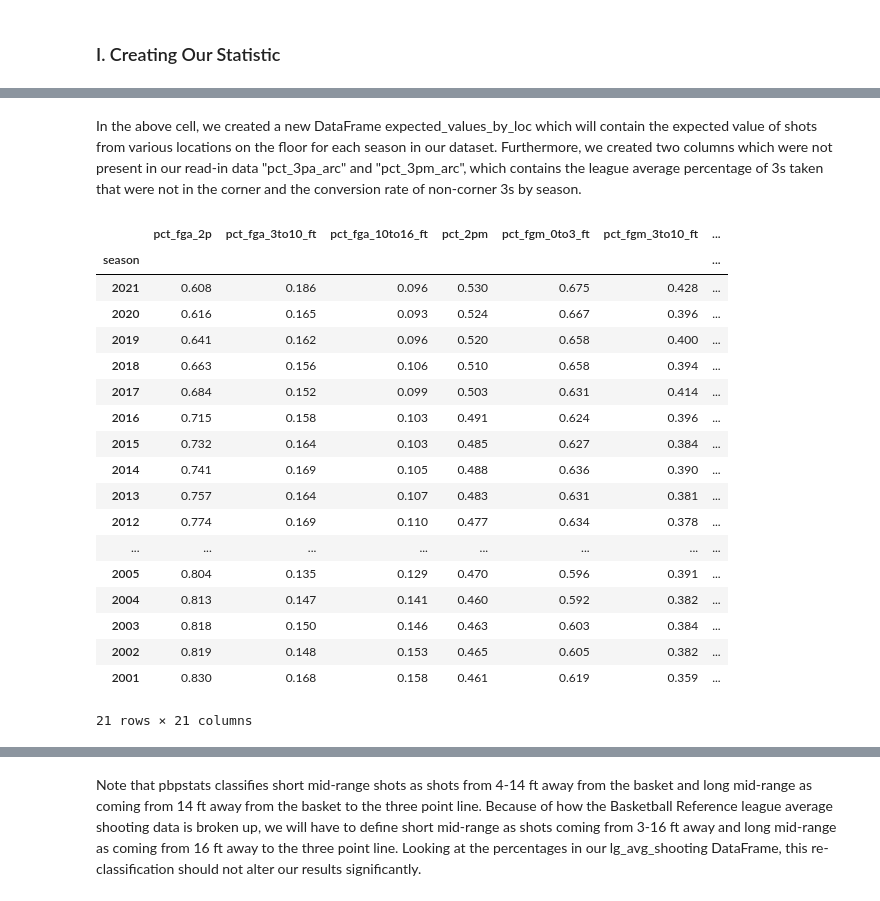
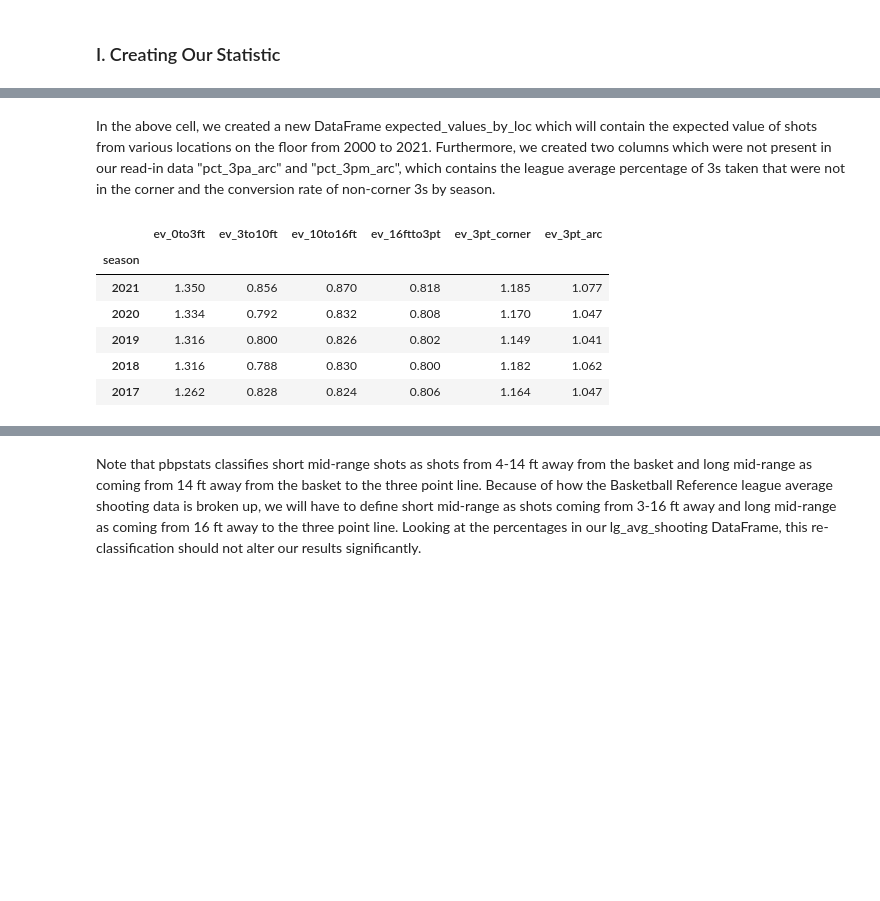
Before and after one commit to MAhram1/INFO-2950-Project, a Jupyter notebook: proj5.ipynb, the cells around one changed output, grey strips where cells are left out. Saved outputs shown, nothing was run; the diff lists cells and outputs as text; code cells hidden in the pictures; blank space fills up the shorter version.

```diff
--- a/proj5.ipynb
+++ b/proj5.ipynb
@@ -196,31 +185,24 @@ expected_values_by_loc
 # %% [markdown]
-In the above cell, we created a new DataFrame expected_values_by_loc which will contain the expected value of shots from various locations on the floor for each season in our dataset. Furthermore, we created two columns which were not present in our read-in data "pct_3pa_arc" and "pct_3pm_arc", which contains the league average percentage of 3s taken that were not in the corner and the conversion rate of non-corner 3s by season.
+In the above cell, we created a new DataFrame expected_values_by_loc which will contain the expected value of shots from various locations on the floor from 2000 to 2021. Furthermore, we created two columns which were not present in our read-in data "pct_3pa_arc" and "pct_3pm_arc", which contains the league average percentage of 3s taken that were not in the corner and the conversion rate of non-corner 3s by season.
 # %%
 # Now, finding the expected values...
 expected_values_by_loc['ev_0to3ft'] = 2*(expected_values_by_loc['pct_fgm_0to3_ft'])
 expected_values_by_loc['ev_3to10ft'] = 2*(expected_values_by_loc['pct_fgm_3to10_ft'])
 expected_values_by_loc['ev_10to16ft'] = 2*(expected_values_by_loc['pct_fgm_10to16_ft'])
 expected_values_by_loc['ev_16ftto3pt'] = 2*(expected_values_by_loc['pct_fgm_16ftto3pt'])
 expected_values_by_loc['ev_3pt_corner'] = 3*(expected_values_by_loc['pct_3pm_corner'])
 expected_values_by_loc['ev_3pt_arc'] = 3*(expected_values_by_loc['pct_3pm_arc'])
 expected_values_by_loc
+
+# Removing all unnecessary columns from expected_values_by_loc...
+expected_values_by_loc = expected_values_by_loc.loc[:,['ev_0to3ft', 'ev_3to10ft', 'ev_10to16ft',
+                                                       'ev_16ftto3pt', 'ev_3pt_corner', 'ev_3pt_arc']]
+expected_values_by_loc.head(5)
 # %% [output]
-|  | pct_fga_2p | pct_fga_3to10_ft | pct_fga_10to16_ft | pct_2pm | pct_fgm_0to3_ft | pct_fgm_3to10_ft | ... |
-| season |  |  |  |  |  |  | ... |
-| 2021 | 0.608 | 0.186 | 0.096 | 0.530 | 0.675 | 0.428 | ... |
-| 2020 | 0.616 | 0.165 | 0.093 | 0.524 | 0.667 | 0.396 | ... |
-| 2019 | 0.641 | 0.162 | 0.096 | 0.520 | 0.658 | 0.400 | ... |
-| 2018 | 0.663 | 0.156 | 0.106 | 0.510 | 0.658 | 0.394 | ... |
-| 2017 | 0.684 | 0.152 | 0.099 | 0.503 | 0.631 | 0.414 | ... |
-| 2016 | 0.715 | 0.158 | 0.103 | 0.491 | 0.624 | 0.396 | ... |
-| 2015 | 0.732 | 0.164 | 0.103 | 0.485 | 0.627 | 0.384 | ... |
-| 2014 | 0.741 | 0.169 | 0.105 | 0.488 | 0.636 | 0.390 | ... |
-| 2013 | 0.757 | 0.164 | 0.107 | 0.483 | 0.631 | 0.381 | ... |
-| 2012 | 0.774 | 0.169 | 0.110 | 0.477 | 0.634 | 0.378 | ... |
-| ... | ... | ... | ... | ... | ... | ... | ... |
-| 2005 | 0.804 | 0.135 | 0.129 | 0.470 | 0.596 | 0.391 | ... |
-| 2004 | 0.813 | 0.147 | 0.141 | 0.460 | 0.592 | 0.382 | ... |
-| 2003 | 0.818 | 0.150 | 0.146 | 0.463 | 0.603 | 0.384 | ... |
-| 2002 | 0.819 | 0.148 | 0.153 | 0.465 | 0.605 | 0.382 | ... |
-| 2001 | 0.830 | 0.168 | 0.158 | 0.461 | 0.619 | 0.359 | ... |
+|  | ev_0to3ft | ev_3to10ft | ev_10to16ft | ev_16ftto3pt | ev_3pt_corner | ev_3pt_arc |
+| season |  |  |  |  |  |  |
+| 2021 | 1.350 | 0.856 | 0.870 | 0.818 | 1.185 | 1.077 |
+| 2020 | 1.334 | 0.792 | 0.832 | 0.808 | 1.170 | 1.047 |
+| 2019 | 1.316 | 0.800 | 0.826 | 0.802 | 1.149 | 1.041 |
+| 2018 | 1.316 | 0.788 | 0.830 | 0.800 | 1.182 | 1.062 |
+| 2017 | 1.262 | 0.828 | 0.824 | 0.806 | 1.164 | 1.047 |
-21 rows × 21 columns
```
Also changed, not shown: parts of 8 cells of this notebook.
